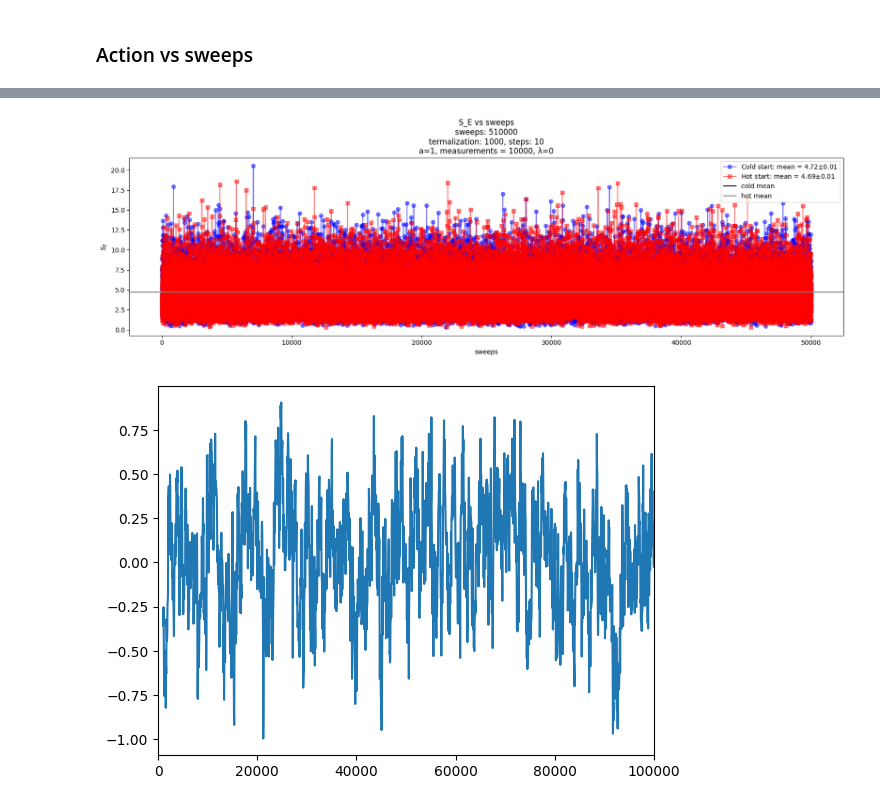
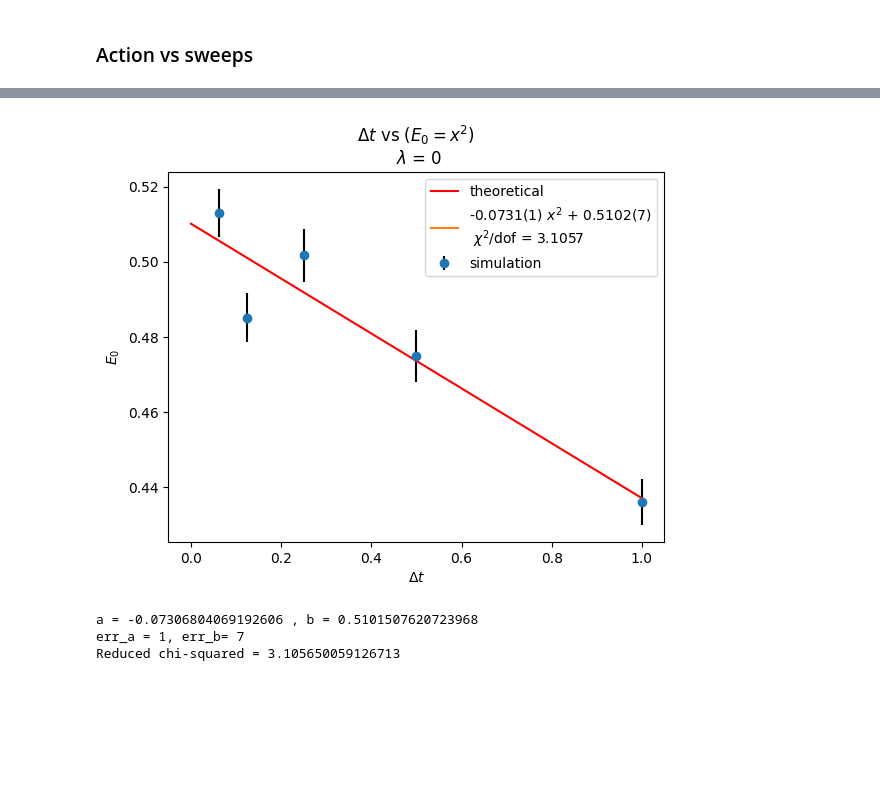
Before and after one commit to SoyAgustin/QF-Path-Integral, a Jupyter notebook: Notebooks_Py/oscillator.ipynb, the cells around one changed output, grey strips where cells are left out. Drawn from its saved outputs; the diff is of its cells as text; code cells hidden in the pictures; blank space fills up the shorter version.

```diff
--- a/Notebooks_Py/oscillator.ipynb
+++ b/Notebooks_Py/oscillator.ipynb
@@ -109,16 +131,9 @@ hot_cold(lamb="1.0")
-# %%
-hot_cold(lamb="0")
-
-#hot_cold(lamb="05")
-#hot_cold(lamb="1")
-# %% [output]
-[figure, removed]
 # %%
 def energy_plot(x,y,yerr,lambda_):
     def theoretical_energy(x,a,b):
         return a*x+b
 
-    x_theo = np.lisnpace(0,1,1000)
+    x_theo = np.linspace(0,1,1000)
 
     popt,pcov = curve_fit(theoretical_energy,x,y,sigma=yerr)
 
@@ -139,22 +154,28 @@ def energy_plot(x,y,yerr,lambda_):
 
     plt.errorbar(x,y,yerr=yerr,marker="o",ls="",ecolor="k",label = "simulation")
     plt.plot(x_theo,theoretical_energy(x_theo,*popt),color="red",label = "theoretical")
-    plt.plot([],[],label=f"a = {popt[0]}({a_err}), b = {popt[1]}({b_err})\n $\chi ^2$/dof = {reduced_chi_squared:0.4f}")
+    plt.plot([],[],label=f"{popt[0]:0.4f}({a_err}) $x^2$ + {popt[1]:0.4f}({b_err})\n $\chi ^2$/dof = {reduced_chi_squared:0.4f}")
 
-    plt.title("$\Delta t$ vs $E_0$\n $\lambda$ = {lambda_}".format(lambda_))
-    plt.yabel("$E_0$")
+    plt.title("$\Delta t$ vs $(E_0 = x^2)$\n $\lambda$ = "+f"{lambda_}")
+    plt.ylabel("$E_0$")
     plt.xlabel("$\Delta t$")
     plt.legend()
     plt.show()
+
+    print(f"a = {popt[0]} , b = {popt[1]}")
+    print(f"err_a = {a_err}, err_b= {b_err}")
+    print(f"Reduced chi-squared = {reduced_chi_squared}")
-# %%
-df = pd.read_csv("./Datos/Oscillator/tray_a_1_l_0.csv")
-
-x = df["x0"][1000:100000:50]
-plt.plot(x)
-plt.xlim(0,100000)
-plt.show()
-# %% [output]
-[figure, removed]
+# %%
+x = np.array([1.0,0.5,0.25,0.125,0.0625])
+y = [0.436058,0.474925,0.501784,0.485168,0.512978]
+yerr = [0.006103,0.006838, 0.007073,0.006485,0.006436]
+lambda_ = 0
+energy_plot(x,y,yerr,lambda_)
+# %% [output]
+[figure, added]
+a = -0.07306804069192606 , b = 0.5101507620723968
+err_a = 1, err_b= 7
+Reduced chi-squared = 3.105650059126713
 # %%
 def corr_plot(x,y,yerr,lambda_):
     def theoretical_corr(x,a,xi):
```
Also changed, not shown: parts of 8 cells of this notebook, 2 other files.
